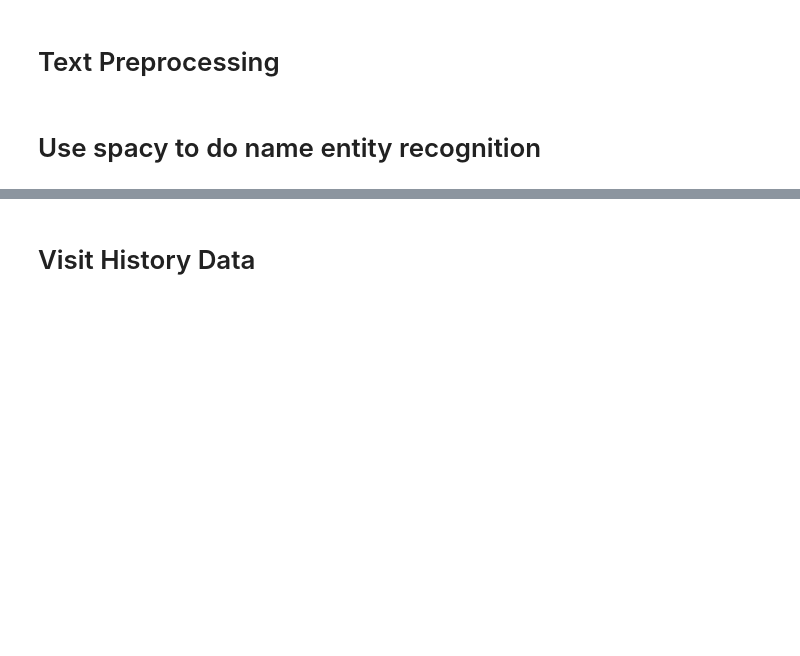
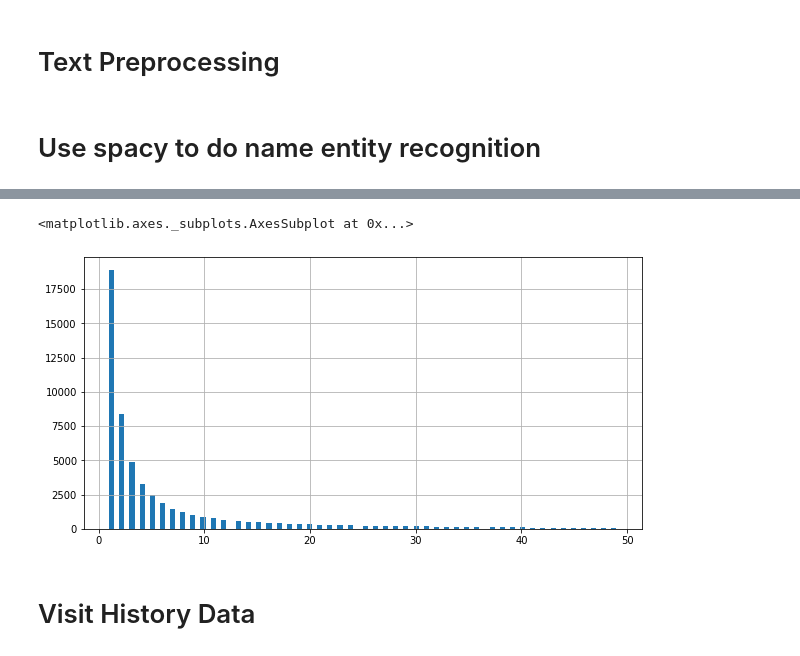
Before and after one commit to bearsun/insight_code, a Jupyter notebook: notebooks/Wk3_ner_textrank.ipynb, the cells around one changed output, grey strips where cells are left out. Cells and saved outputs as stored; diff of their text form; code cells hidden in the pictures; blank space fills up the shorter version.

```diff
--- a/notebooks/Wk3_ner_textrank.ipynb
+++ b/notebooks/Wk3_ner_textrank.ipynb
@@ -135,3 +135,10 @@ print(ds_sub.shape[0])
+# %%
+post_count = ds_sub.groupby(['author'])['text'].count()
+# %%
+post_count.loc[post_count < 50].hist(bins=100, figsize=(10,5))
+# %% [output]
+<matplotlib.axes._subplots.AxesSubplot at 0x...>
+[figure, added]
 # %%
 # concat all texts by users
 ds_user = ds_sub.groupby(['author', 'team'])['text'].apply(lambda x: ' '.join(x)).reset_index()
```
Also changed, not shown: parts of 40 cells of this notebook, 3 other files.
